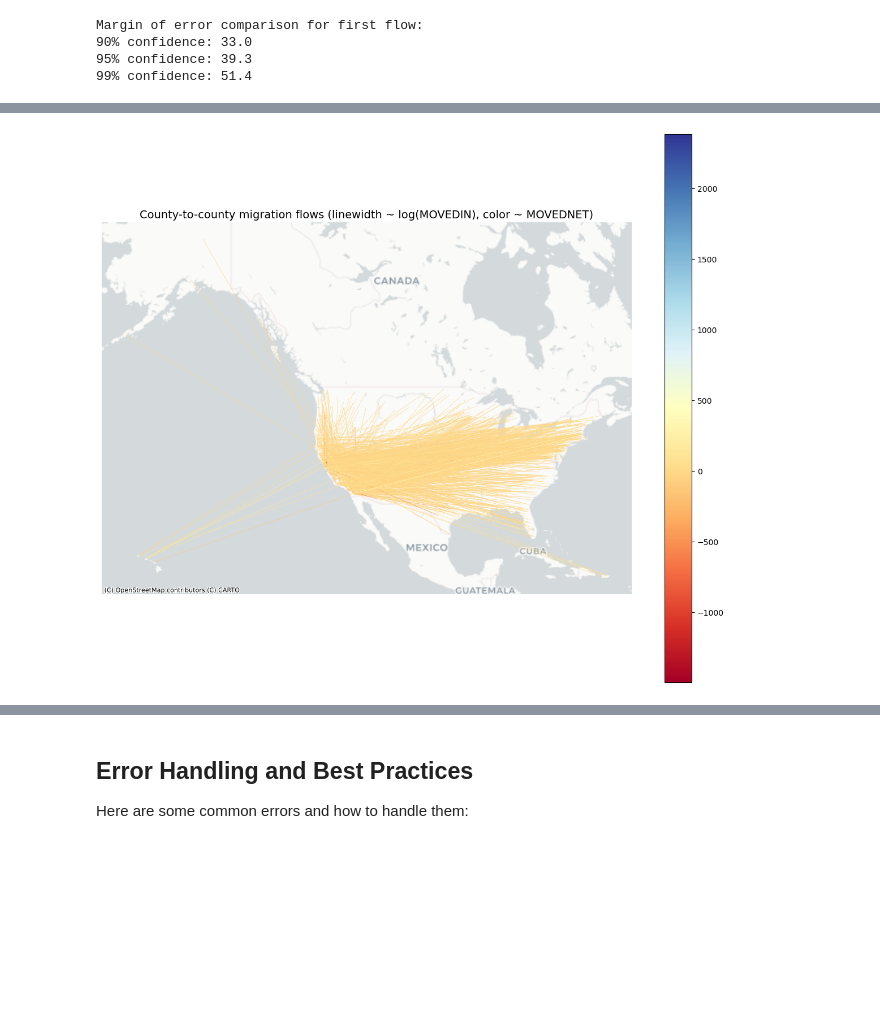
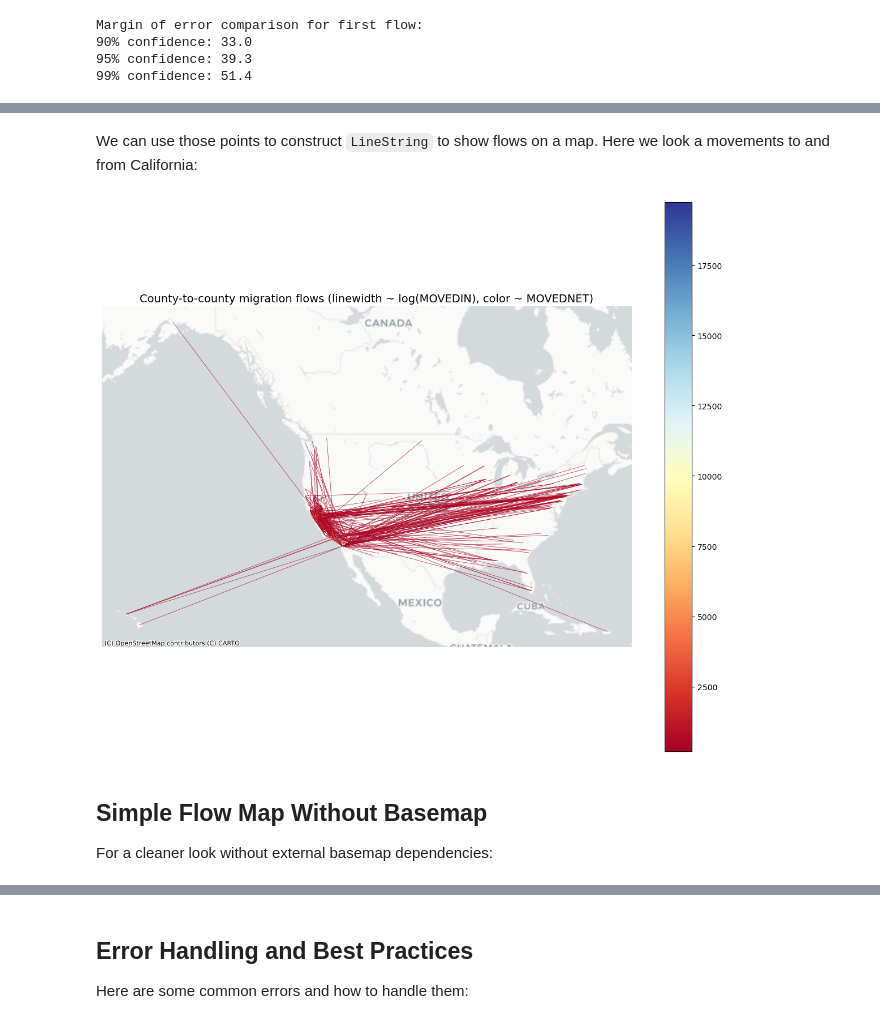
Before and after one commit to mmann1123/pytidycensus, a Jupyter notebook: examples/08_migration_flows_example.ipynb, the cells around one changed output, grey strips where cells are left out. Drawn from its saved outputs; the diff is of its cells as text; code cells hidden in the pictures; blank space fills up the shorter version.

Commit message:
migration flow examples

```diff
--- a/examples/08_migration_flows_example.ipynb
+++ b/examples/08_migration_flows_example.ipynb
@@ -223,3 +235,5 @@ flows_geo.tail()
 | 1130 | 44009 | 55079 | Washington County, Rhode Island | Milwaukee County, Wisconsin | 0 | 30.0 | 14.0 | 23.0 | -14.0 | ... |
 | 1131 | 44009 | 55101 | Washington County, Rhode Island | Racine County, Wisconsin | 36 | 56.0 | 0.0 | 20.0 | 36.0 | ... |
 | 1132 | 44009 | 72137 | Washington County, Rhode Island | Toa Baja Municipio, Puerto Rico | 2 | 3.0 | 0.0 | 32.0 | 2.0 | ... |
+# %% [markdown]
+We can use those points to construct `LineString` to show flows on a map. Here we look a movements to and from California:
@@ -226,19 +255,4 @@ flows_geo.tail()
 # %%
-import pytidycensus as tc
-import geopandas as gpd
-import matplotlib.pyplot as plt
-from shapely.geometry import LineString
-import contextily as ctx
-
-# Get flows with geometry
-flows_geo = tc.get_flows(
-    geography="county",
-    state="CA",
-    year=2018,
-    geometry=True,
-    output="wide"
-)
-
 lines = flows_geo.copy()
 lines = lines.dropna(subset=['centroid1', 'centroid2'])
 
@@ -249,7 +263,7 @@ lines = gpd.GeoDataFrame(lines, geometry='geometry', crs=flows_geo.crs)
 lines_web = lines.to_crs(epsg=3857)
 
 # dramatic width scaling: use log1p to increase contrast, then map to [min_w, max_w]
-min_w, max_w = 0.5, 6.0
+min_w, max_w = 0.5, 10.0
 vals = np.log1p(lines_web['MOVEDIN'].astype(float).fillna(0))
 max_val = vals.max() if vals.max() > 0 else 1.0
 lines_web['lw'] = np.interp(vals, [0, max_val], [min_w, max_w])
@@ -258,37 +272,40 @@ lines_web['lw'] = np.interp(vals, [0, max_val], [min_w, max_w])
 lines_web_sorted = lines_web.sort_values('MOVEDIN', ascending=True)
 
 fig, ax = plt.subplots(figsize=(12, 10))
-lines_web_sorted.sample(1000).plot(
+lines_web_sorted[lines_web_sorted['MOVEDNET'] > 200].plot(
     ax=ax,
     linewidth=lines_web_sorted['lw'],
     column='MOVEDNET',            # color by net migration
     cmap='RdYlBu',
     alpha=0.85,
     legend=True,
     zorder=1
 )
 
 # plot origin/destination centroids on top
 orig_pts = gpd.GeoDataFrame(geometry=lines[['centroid1']].rename(columns={'centroid1':'geometry'})['geometry'], crs=lines.crs).set_geometry('geometry').to_crs(epsg=3857)
 dest_pts = gpd.GeoDataFrame(geometry=lines[['centroid2']].rename(columns={'centroid2':'geometry'})['geometry'], crs=lines.crs).set_geometry('geometry').to_crs(epsg=3857)
-# orig_pts.plot(ax=ax, markersize=18, color='black', alpha=0.9, zorder=3)
-# dest_pts.plot(ax=ax, markersize=14, color='white', edgecolor='black', alpha=0.9, zorder=4)
 
 # basemap with fallbacks
 try:
     ctx.add_basemap(ax, source=ctx.providers.Stamen.TonerLite)
 except Exception:
     try:
         ctx.add_basemap(ax, source=ctx.providers.CartoDB.Positron)
     except Exception:
         ctx.add_basemap(ax, source=ctx.providers.OpenStreetMap.Mapnik)
 
 ax.set_axis_off()
 plt.title('County-to-county migration flows (linewidth ~ log(MOVEDIN), color ~ MOVEDNET)', fontsize=14)
 plt.tight_layout()
 plt.show()
 # %% [output]
-[figure, old version]
+[figure, new version]
+# %% [markdown]
+
+## Simple Flow Map Without Basemap
+
+For a cleaner look without external basemap dependencies:
 # %%
 
 import pytidycensus as tc
```
Also changed, not shown: parts of 10 cells of this notebook, 3 other files.
